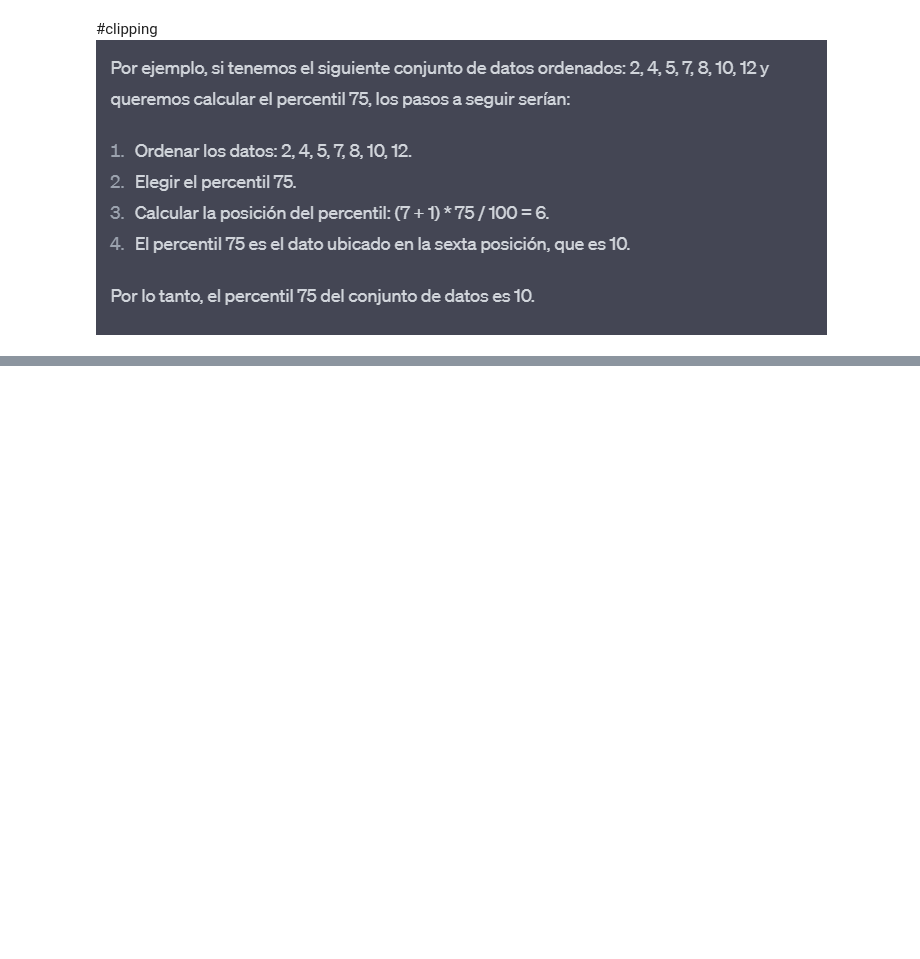
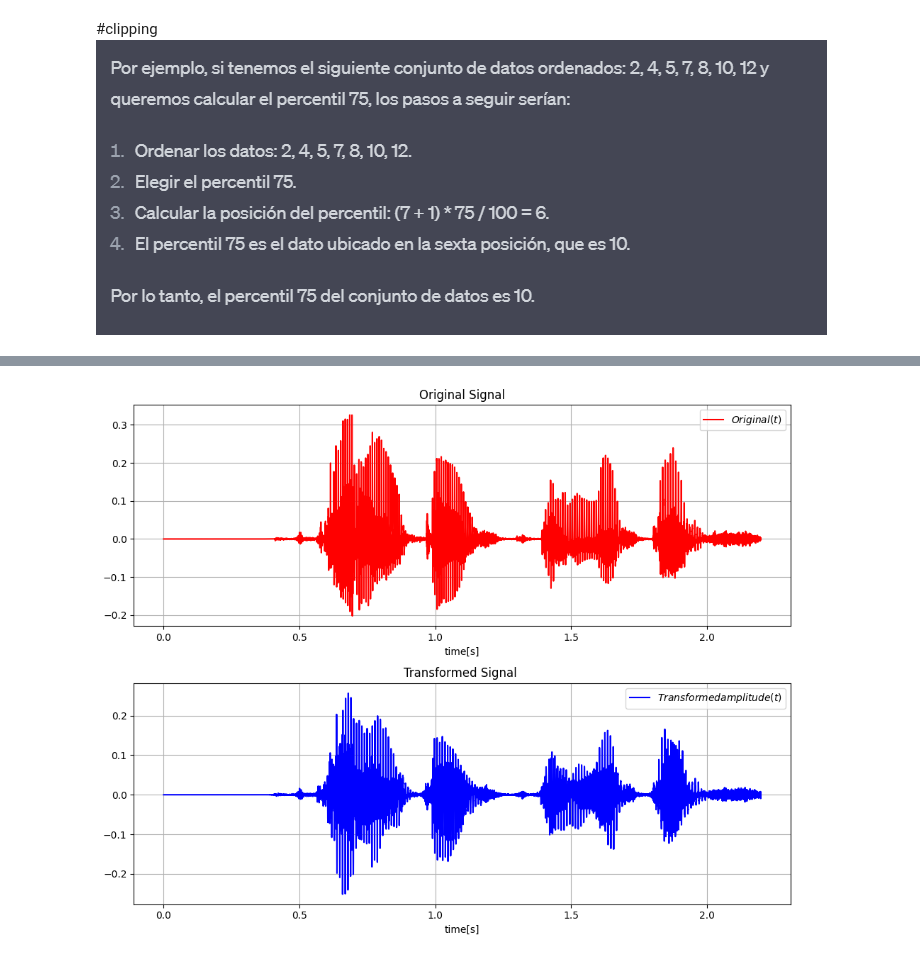
Before and after one commit to LucasTakanori/DA_programV2, a Jupyter notebook: TFG/test.ipynb, the cells around one changed output, grey strips where cells are left out. Drawn from its saved outputs; the diff is of its cells as text; code cells hidden in the pictures; blank space fills up the shorter version.

Commit message:
plot function

```diff
--- a/TFG/test.ipynb
+++ b/TFG/test.ipynb
@@ -468,0 +407,5 @@ vtlp("../test.mp3","vtlpout.wav", 1)
+# %%
+from functions import *
+visualize_signals("../test.mp3","tout.wav")
+# %% [output]
+[figure, added]
```
Also changed, not shown: parts of 13 cells of this notebook, 4 other files.
